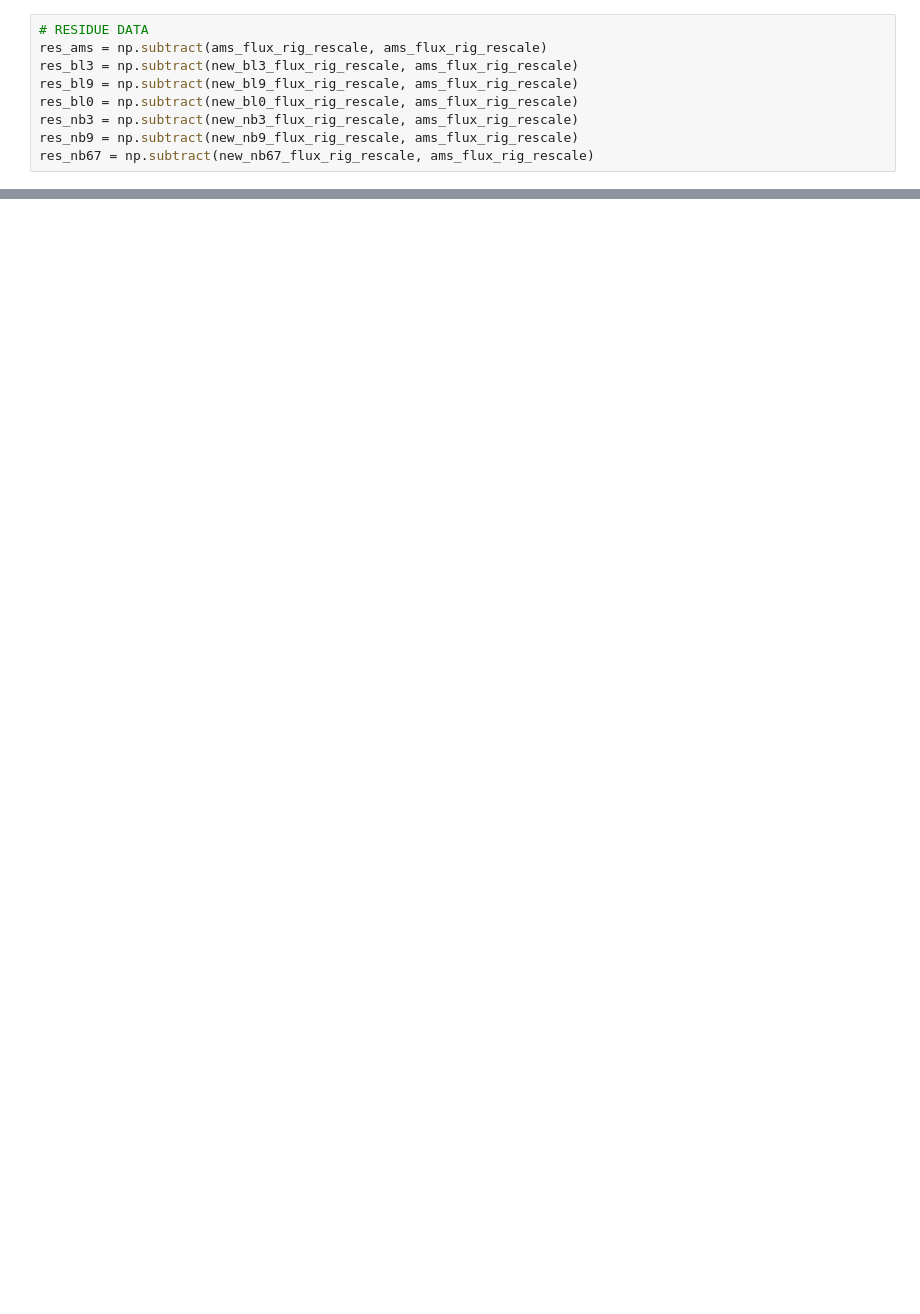
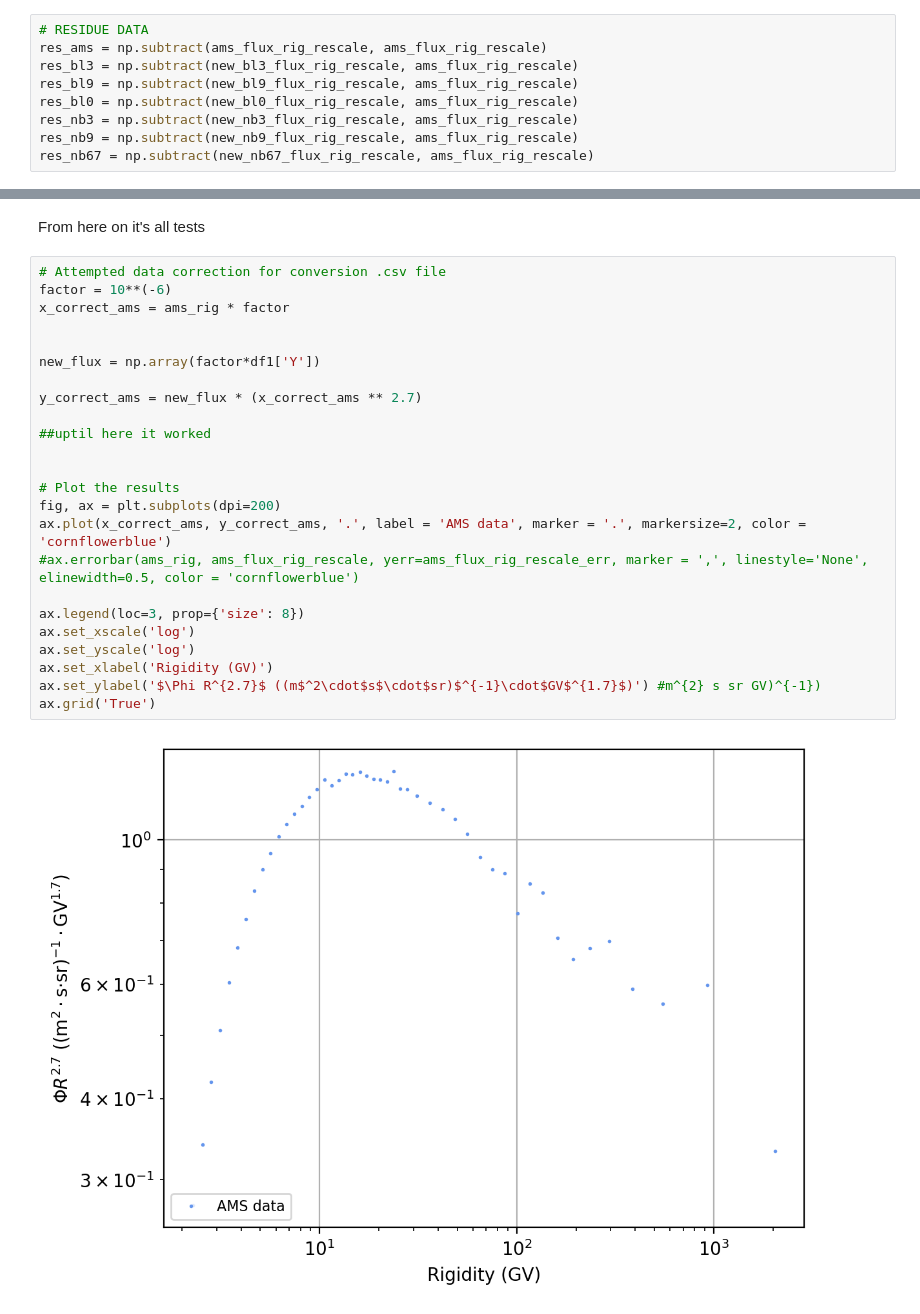
Before and after one commit to sofia-llacer-caro/model-experiment-comparison, a Jupyter notebook: Data processing + visualization.ipynb, the cells around one changed output, grey strips where cells are left out. Cells and saved outputs as stored; diff of their text form; blank space fills up the shorter version.

```diff
--- a/Data processing + visualization.ipynb
+++ b/Data processing + visualization.ipynb
@@ -129,0 +133,28 @@ ax.grid('True')
+# %% [markdown]
+From here on it's all tests
+# %%
+# Attempted data correction for conversion .csv file
+factor = 10**(-6)
+x_correct_ams = ams_rig * factor
+
+
+new_flux = np.array(factor*df1['Y'])
+
+y_correct_ams = new_flux * (x_correct_ams ** 2.7)
+
+##uptil here it worked
+
+
+# Plot the results
+fig, ax = plt.subplots(dpi=200)
+ax.plot(x_correct_ams, y_correct_ams, '.', label = 'AMS data', marker = '.', markersize=2, color = 'cornflowerblue')
+#ax.errorbar(ams_rig, ams_flux_rig_rescale, yerr=ams_flux_rig_rescale_err, marker = ',', linestyle='None', elinewidth=0.5, color = 'cornflowerblue')
+
+ax.legend(loc=3, prop={'size': 8})
+ax.set_xscale('log')
+ax.set_yscale('log')
+ax.set_xlabel('Rigidity (GV)')
+ax.set_ylabel('$\Phi R^{2.7}$ ((m$^2\cdot$s$\cdot$sr)$^{-1}\cdot$GV$^{1.7}$)') #m^{2} s sr GV)^{-1})
+ax.grid('True')
+# %% [output]
+[figure, added]
```
Also changed, not shown: parts of 4 cells of this notebook.
